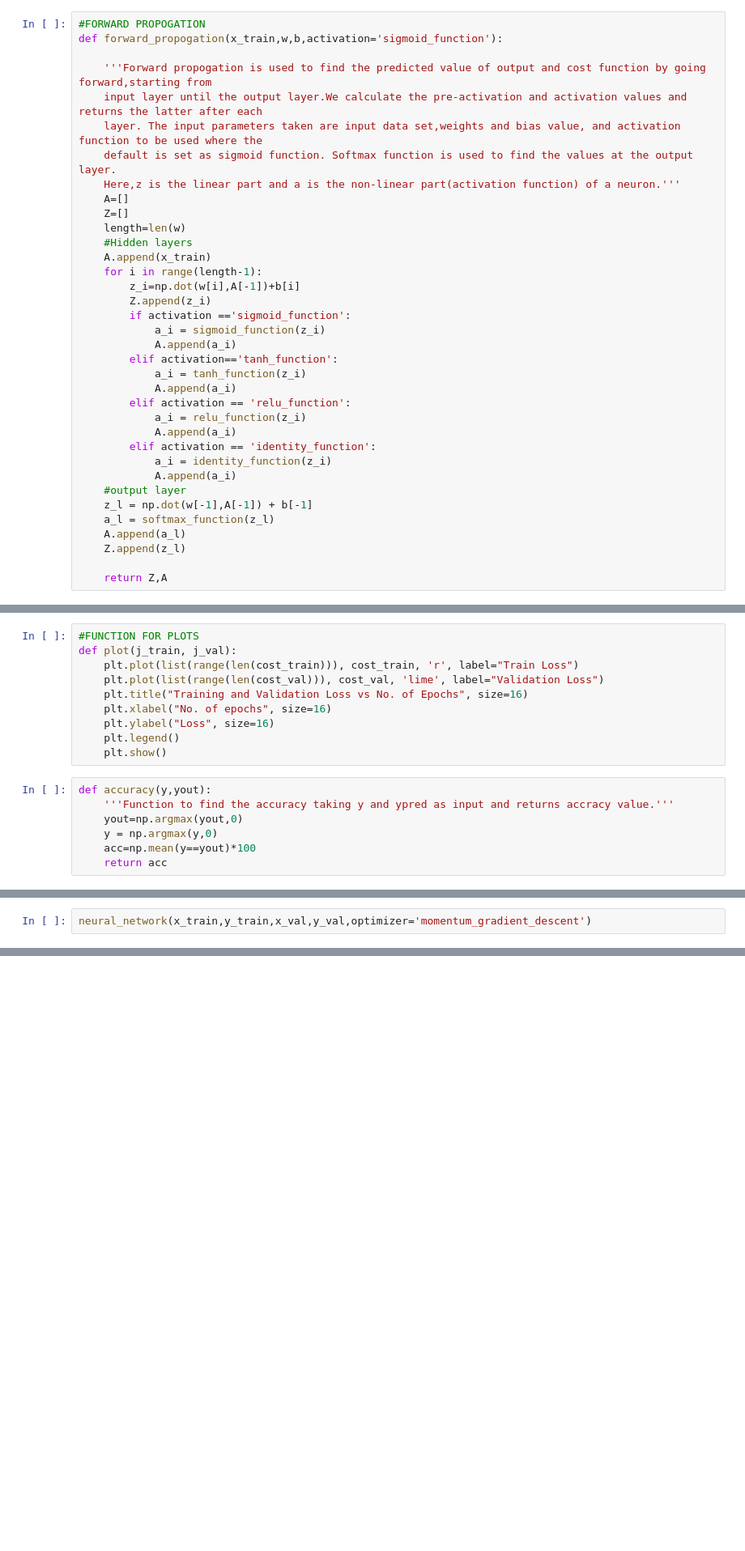
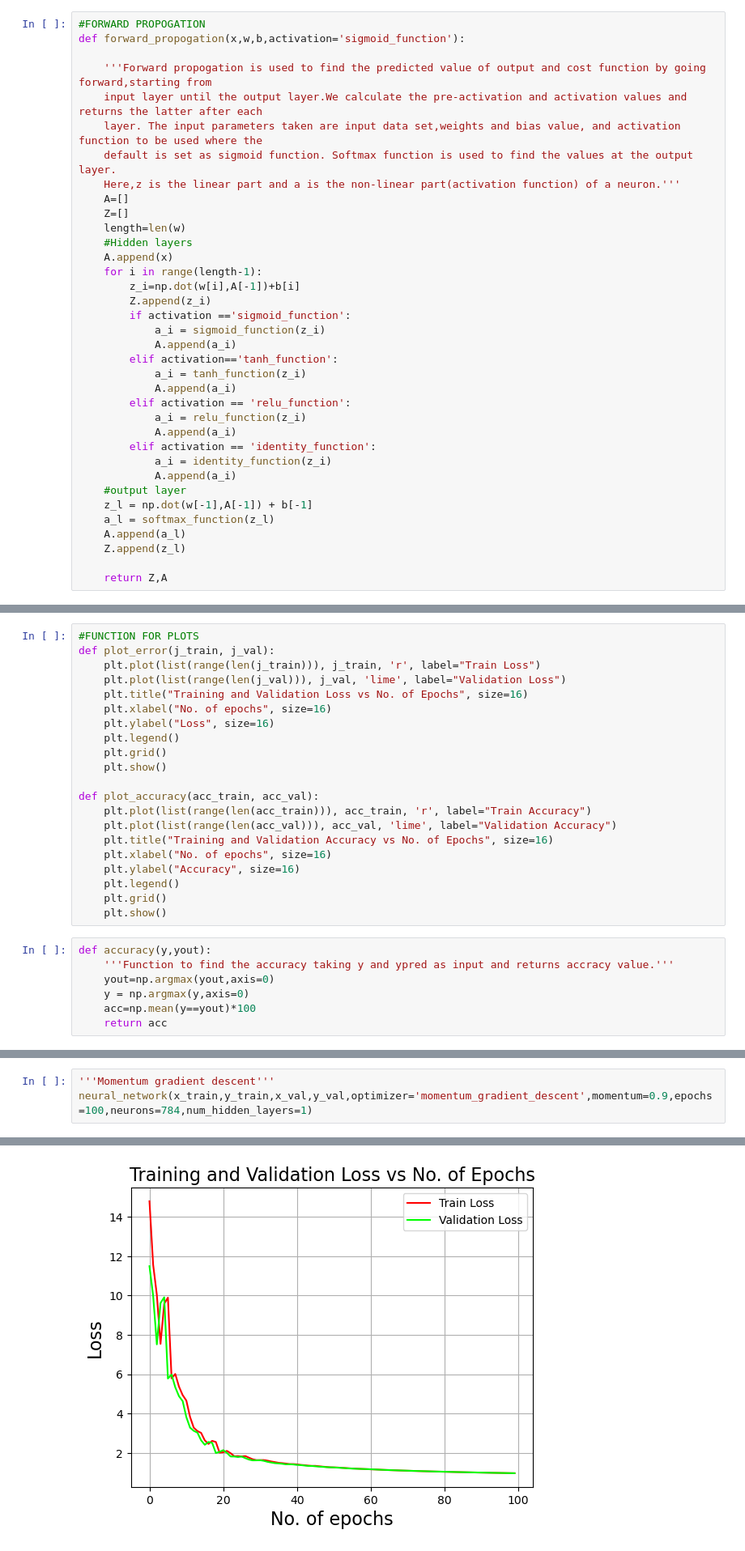
Before and after one commit to ananthu2014/MNIST_and_Fashion-MNIST_Image-Classification, a Jupyter notebook: Assignment 1/CS6910 Assignment 1.ipynb, the cells around one changed output, grey strips where cells are left out. Shown at 81% size. Drawn from its saved outputs; the diff is of its cells as text; blank space fills up the shorter version.

```diff
--- a/Assignment 1/CS6910 Assignment 1.ipynb
+++ b/Assignment 1/CS6910 Assignment 1.ipynb
@@ -228,7 +229,7 @@ def xavier_initialization(layer_attributes):
     return W,B
 # %%
 #FORWARD PROPOGATION
-def forward_propogation(x_train,w,b,activation='sigmoid_function'):
+def forward_propogation(x,w,b,activation='sigmoid_function'):
 
     '''Forward propogation is used to find the predicted value of output and cost function by going forward,starting from
     input layer until the output layer.We calculate the pre-activation and activation values and returns the latter after each
@@ -239,7 +240,7 @@ def forward_propogation(x_train,w,b,activation='sigmoid_function'):
     Z=[]
     length=len(w)
     #Hidden layers
-    A.append(x_train)
+    A.append(x)
     for i in range(length-1):
         z_i=np.dot(w[i],A[-1])+b[i]
         Z.append(z_i)
@@ -344,18 +360,29 @@ def momentum_gradient_descent(w,b,dw,db,learning_rate,momentum,update_t):
 # %%
 #FUNCTION FOR PLOTS
-def plot(j_train, j_val):
-    plt.plot(list(range(len(cost_train))), cost_train, 'r', label="Train Loss")
-    plt.plot(list(range(len(cost_val))), cost_val, 'lime', label="Validation Loss")
+def plot_error(j_train, j_val):
+    plt.plot(list(range(len(j_train))), j_train, 'r', label="Train Loss")
+    plt.plot(list(range(len(j_val))), j_val, 'lime', label="Validation Loss")
     plt.title("Training and Validation Loss vs No. of Epochs", size=16)
     plt.xlabel("No. of epochs", size=16)
     plt.ylabel("Loss", size=16)
     plt.legend()
+    plt.grid()
     plt.show()
+
+def plot_accuracy(acc_train, acc_val):
+    plt.plot(list(range(len(acc_train))), acc_train, 'r', label="Train Accuracy")
+    plt.plot(list(range(len(acc_val))), acc_val, 'lime', label="Validation Accuracy")
+    plt.title("Training and Validation Accuracy vs No. of Epochs", size=16)
+    plt.xlabel("No. of epochs", size=16)
+    plt.ylabel("Accuracy", size=16)
+    plt.legend()
+    plt.grid()
+    plt.show()
 # %%
 def accuracy(y,yout):
     '''Function to find the accuracy taking y and ypred as input and returns accracy value.'''
-    yout=np.argmax(yout,0)
-    y = np.argmax(y,0)
+    yout=np.argmax(yout,axis=0)
+    y = np.argmax(y,axis=0)
     acc=np.mean(y==yout)*100
     return acc
 # %%
@@ -482,3 +579,4 @@ def neural_network(x_train,y_train,x_val,y_val,learning_rate = 0.1,momentum = 0.
 # %%
-neural_network(x_train,y_train,x_val,y_val,optimizer='momentum_gradient_descent')
+'''Momentum gradient descent'''
+neural_network(x_train,y_train,x_val,y_val,optimizer='momentum_gradient_descent',momentum=0.9,epochs=100,neurons=784,num_hidden_layers=1)
 # %% [output]
@@ -495,0 +600 @@ epoch:  90  Train error:      2.43  Train accuracy:     4.54 Val error:     2.43
+[figure, added]
```
Also changed, not shown: parts of 10 cells of this notebook.
